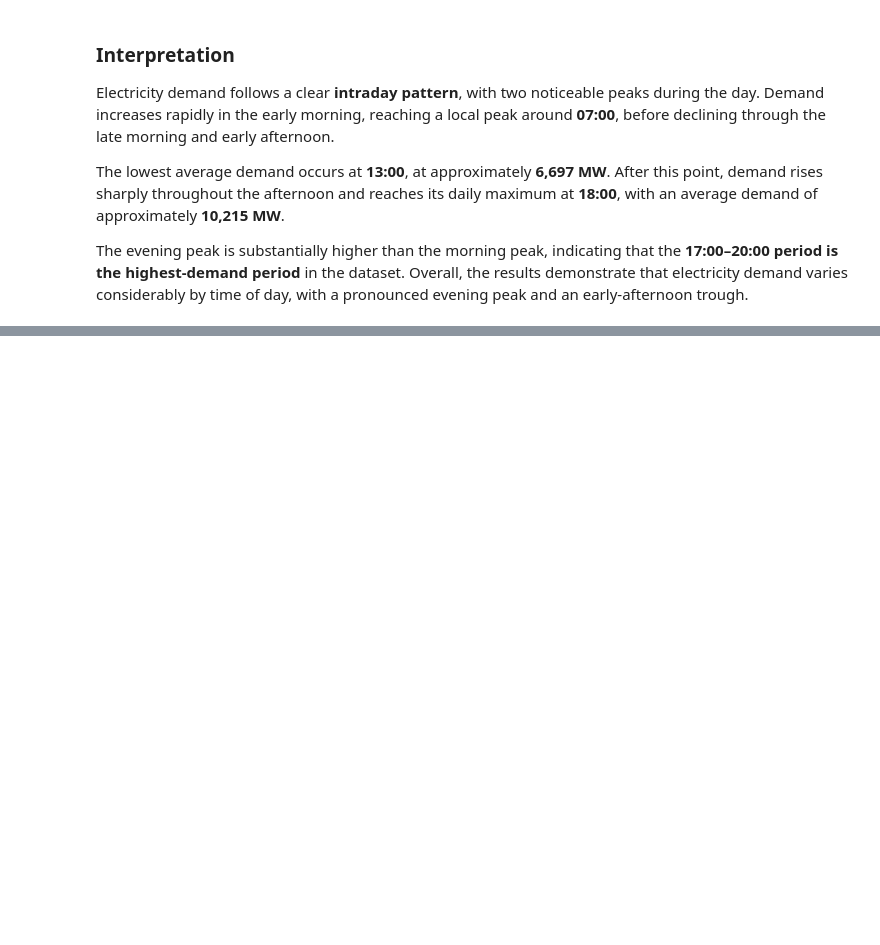
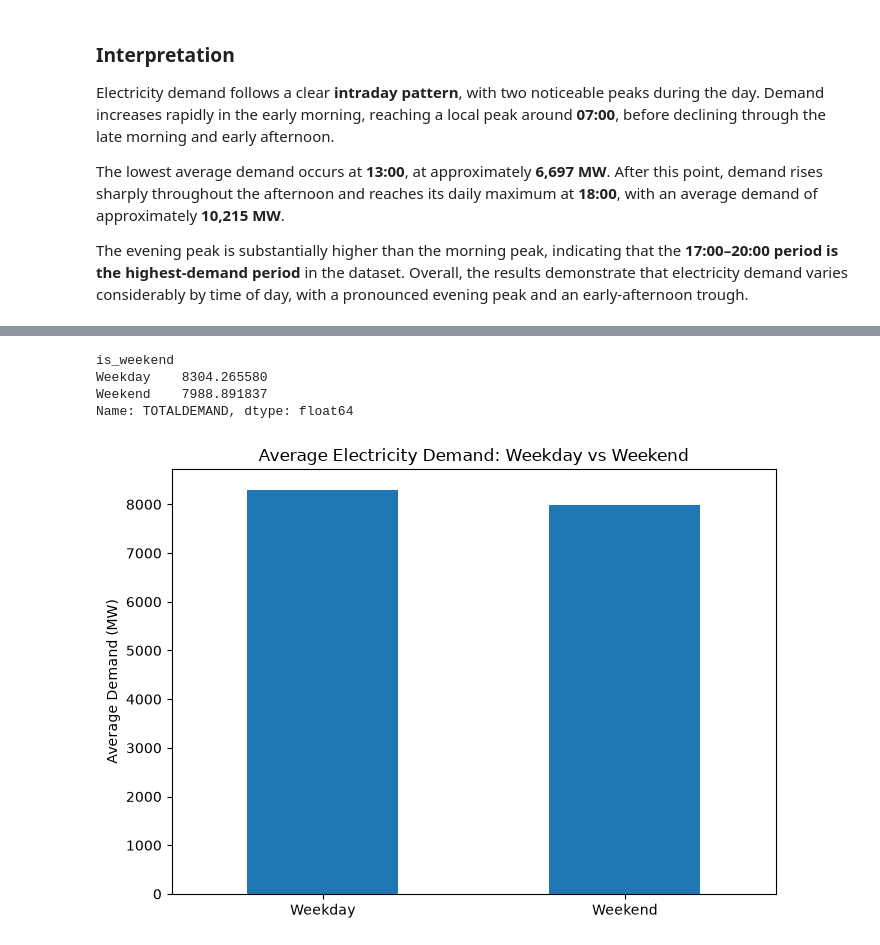
Before and after one commit to klm2109/australian-energy-market-analytics, a Jupyter notebook: notebooks/Exploratory Data Analysis.ipynb, the cells around one changed output, grey strips where cells are left out. Saved outputs shown, nothing was run; the diff lists cells and outputs as text; code cells hidden in the pictures; blank space fills up the shorter version.

Commit message:
Compare Average Demand on Weekdays and Weekends

```diff
--- a/notebooks/Exploratory Data Analysis.ipynb
+++ b/notebooks/Exploratory Data Analysis.ipynb
@@ -222,0 +254,9 @@ by time of day, with a pronounced evening peak and an early-afternoon trough.
+# %%
+df["day_of_week"] = df["SETTLEMENTDATE"].dt.day_name()
+
+day_demand = (
+    df.groupby("day_of_week")["TOTALDEMAND"]
+      .mean()
+)
+
+day_demand
@@ -222,0 +273,9 @@ by time of day, with a pronounced evening peak and an early-afternoon trough.
+# %%
+df["day_number"] = df["SETTLEMENTDATE"].dt.dayofweek
+
+day_number_demand = (
+    df.groupby("day_number")["TOTALDEMAND"]
+       .mean()
+)
+
+day_number_demand
@@ -222,0 +292,30 @@ by time of day, with a pronounced evening peak and an early-afternoon trough.
+# %%
+# We can see the weekends are the rows with index >= 5
+df["is_weekend"] = df["day_number"] >= 5
+
+weekend_demand = (
+    df.groupby("is_weekend")["TOTALDEMAND"]
+      .mean()
+      .rename(index={False: "Weekday", True: "Weekend"})
+)
+
+weekend_demand
+# %% [output]
+is_weekend
+Weekday    8304.265580
+Weekend    7988.891837
+Name: TOTALDEMAND, dtype: float64
+# %%
+plt.figure(figsize=(7, 5))
+
+weekend_demand.plot(kind="bar")
+
+plt.ylabel("Average Demand (MW)")
+plt.xlabel("")
+plt.title("Average Electricity Demand: Weekday vs Weekend")
+plt.xticks(rotation=0)
+
+plt.tight_layout()
+plt.show()
+# %% [output]
+[figure, added]
```
Also changed, not shown: parts of 6 cells of this notebook.
